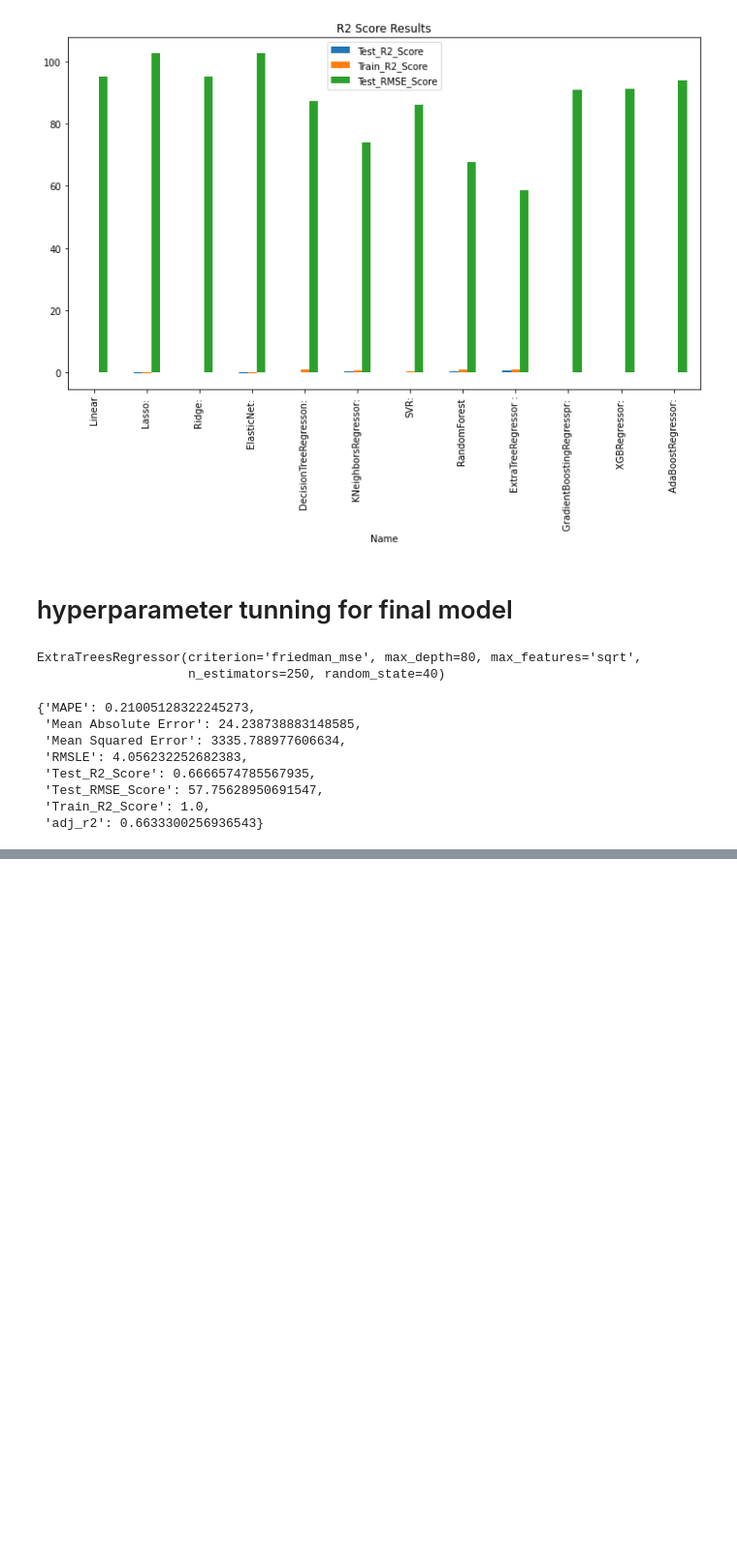
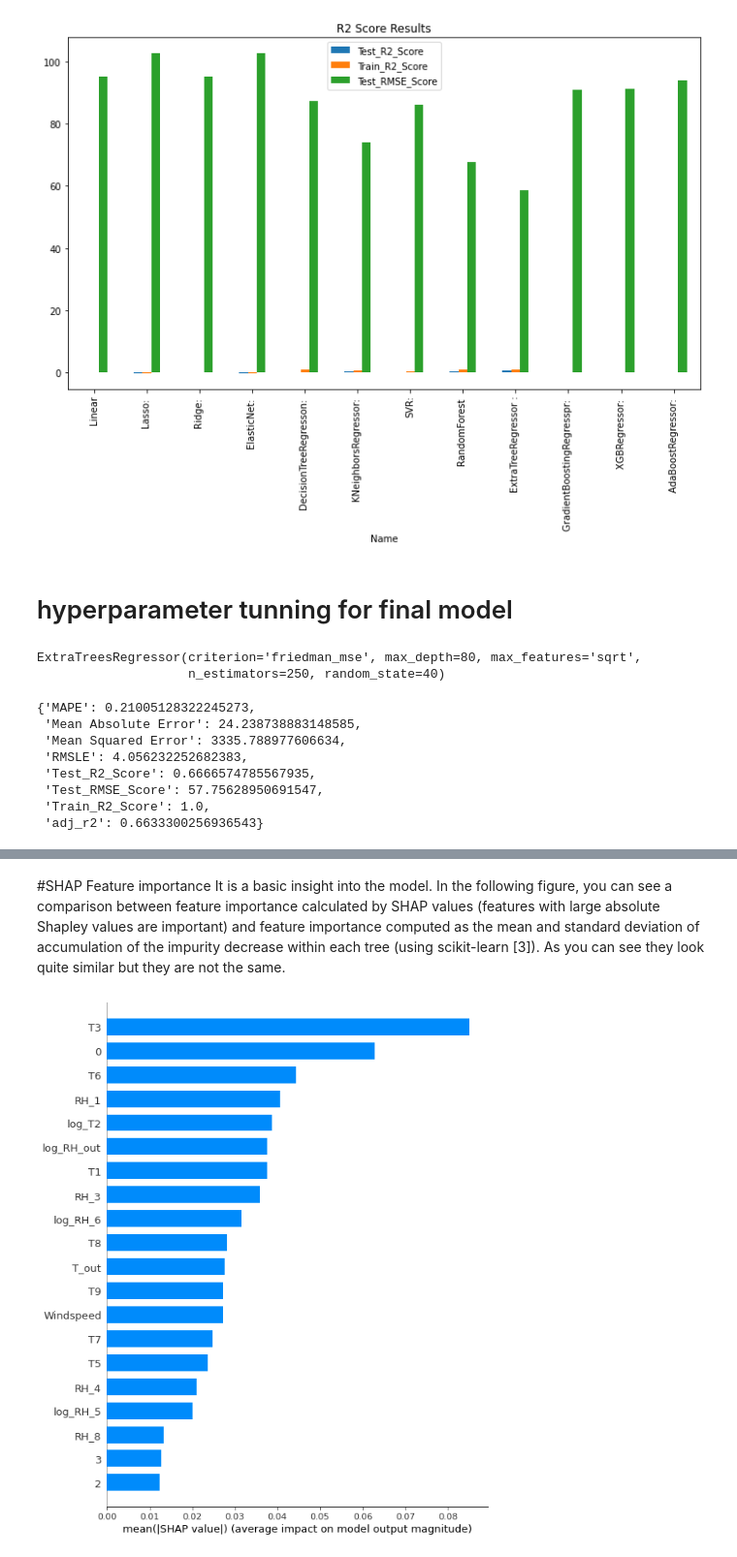
Before and after one commit to itishajain15/AppliancesEnergyPrediction, a Jupyter notebook: Appliances_energy_prediction.ipynb, the cells around one changed output, grey strips where cells are left out. Shown at 97% size. Cells and saved outputs as stored; diff of their text form; code cells hidden in the pictures; blank space fills up the shorter version.

```diff
--- a/Appliances_energy_prediction.ipynb
+++ b/Appliances_energy_prediction.ipynb
@@ -830,0 +875,12 @@ reg_model_data
+# %%
+# Create object that can calculate shap values
+explainer = shap.TreeExplainer(reg)
+# Calculate Shap values
+shap_values = explainer.shap_values(X_train[0:100])
+# %% [markdown]
+#SHAP Feature importance
+It is a basic insight into the model. In the following figure, you can see a comparison between feature importance calculated by SHAP values (features with large absolute Shapley values are important) and feature importance computed as the mean and standard deviation of accumulation of the impurity decrease within each tree (using scikit-learn [3]). As you can see they look quite similar but they are not the same.
+# %%
+shap.summary_plot(shap_values,X_train[0:100], feature_names=X.columns, plot_type="bar")
+# %% [output]
+[figure, added]
```
Also changed, not shown: parts of 9 cells of this notebook.
